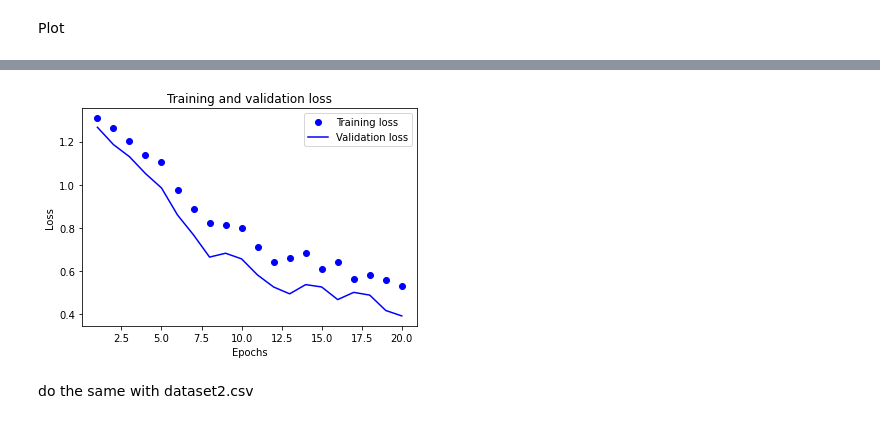
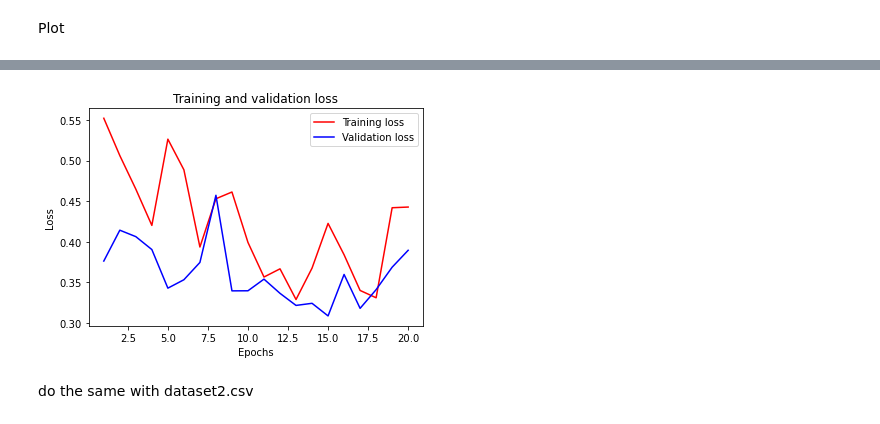
Before and after one commit to StevenW1999/MinorAI, a Jupyter notebook: cnn.ipynb, the cells around one changed output, grey strips where cells are left out. Saved outputs shown, nothing was run; the diff lists cells and outputs as text; code cells hidden in the pictures.

```diff
--- a/cnn.ipynb
+++ b/cnn.ipynb
@@ -14,7 +14,7 @@ warnings.filterwarnings("ignore")
 # %%
 x,y, a = data_process.process_data('dataset.csv', "CNN")
 
-X_train, X_test, y_train, y_test = train_test_split(x, y, test_size=0.33, random_state=42)
+X_train, X_test, y_train, y_test = train_test_split(x, y, test_size=0.2, random_state=42)
 val_data = (X_test,y_test)
 # %% [markdown]
 import keras for the model training and layers
@@ -135,7 +133,7 @@ val_loss_values = history_dict['val_loss']
 
 epochs = range(1, len(history_dict['accuracy']) + 1)
 
-plt.plot(epochs, train_loss_values, 'bo', label='Training loss')
+plt.plot(epochs, train_loss_values, 'r', label='Training loss')
 plt.plot(epochs, val_loss_values, 'b', label='Validation loss')
 plt.title('Training and validation loss')
 plt.xlabel('Epochs')
@@ -147,4 +145,4 @@ plt.show()
-[figure, old version]
+[figure, new version]
 # %% [markdown]
 do the same with dataset2.csv
 # %%
```
Also changed, not shown: parts of 23 cells of this notebook, 8 other files.
